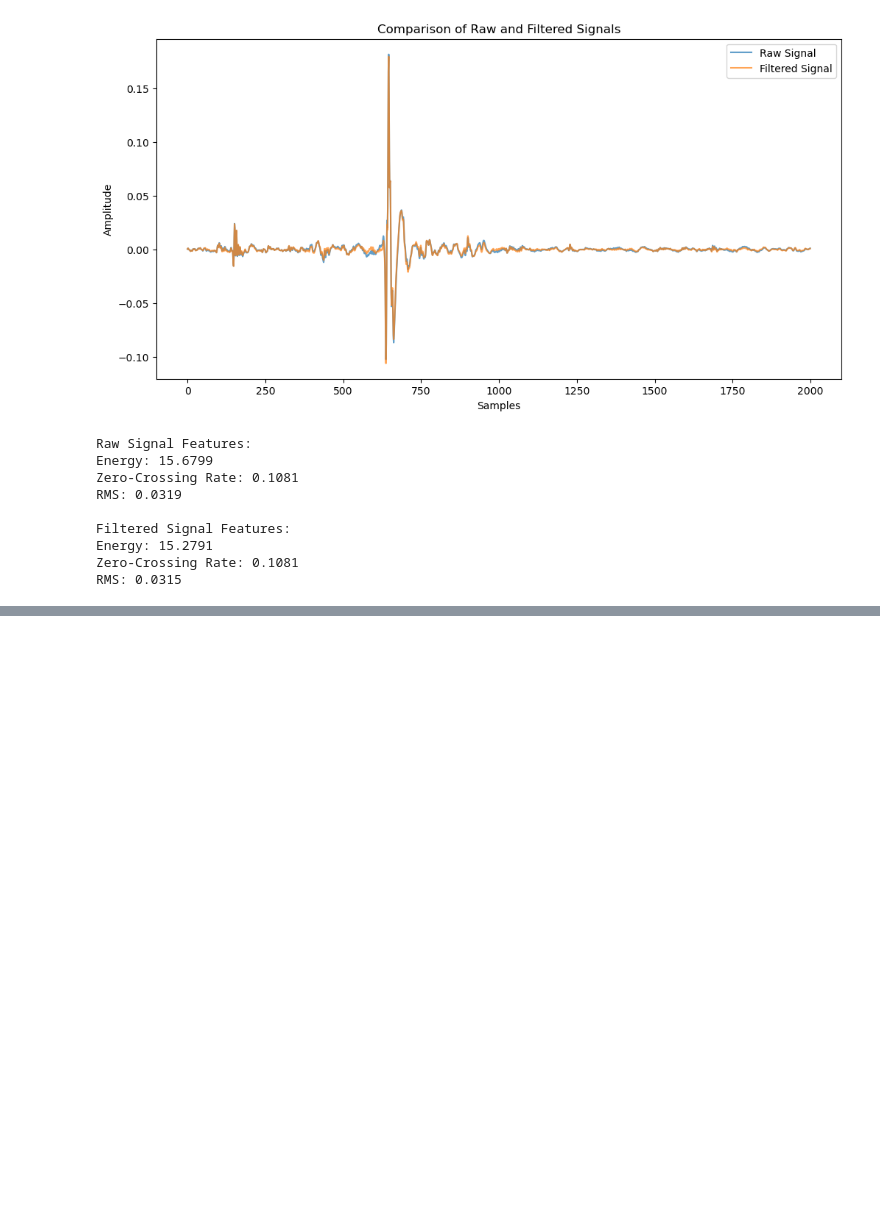
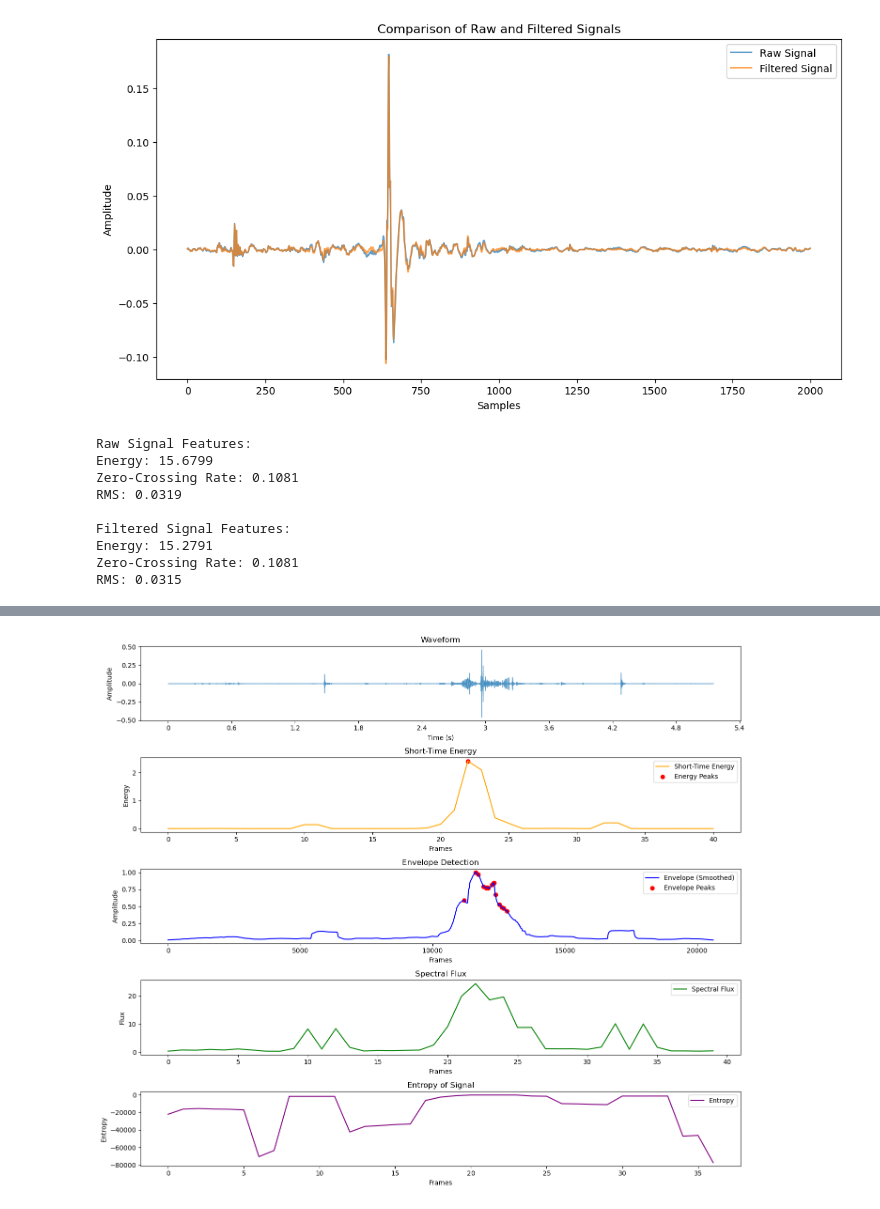
Before and after one commit to TTorres98/Swallowing-Detection, a Jupyter notebook: Audio_analysis/Biosppy_test.ipynb, the cells around one changed output, grey strips where cells are left out. Saved outputs shown, nothing was run; the diff lists cells and outputs as text; code cells hidden in the pictures; blank space fills up the shorter version.

```diff
--- a/Audio_analysis/Biosppy_test.ipynb
+++ b/Audio_analysis/Biosppy_test.ipynb
@@ -392,0 +395,97 @@ RMS: 0.0315
+# %%
+import librosa
+import librosa.display
+import numpy as np
+import matplotlib.pyplot as plt
+from scipy.signal import find_peaks
+from scipy.signal import hilbert
+
+
+# Load the audio file
+audio_path = r'C:\Users\Teresa\Desktop\MBBAS (2ºano)\Tese\Audio_samples\GC_F1-3ml.wav'
+y, sr = librosa.load(audio_path, sr=None)
+
+# 1. Short-Time Energy (STE)
+frame_length = 1024
+hop_length = 512
+energy = np.array([
+    np.sum(np.abs(y[i:i+frame_length])**2)
+    for i in range(0, len(y), hop_length)
+])
+
+# 2. Envelope Detection
+envelope = np.abs(hilbert(y))
+envelope_smoothed = librosa.util.normalize(np.convolve(envelope, np.ones(1000)/1000, mode='same'))
+
+# 3. Spectral Flux
+spectrogram = np.abs(librosa.stft(y, n_fft=2048, hop_length=hop_length))
+spectral_flux = np.sqrt(np.sum(np.diff(spectrogram, axis=1)**2, axis=0))
+
+# 4. Entropy Calculation
+def entropy(signal):
+    probability_distribution, _ = np.histogram(signal, bins=50, density=True)
+    probability_distribution = probability_distribution[probability_distribution > 0]
+    return -np.sum(probability_distribution * np.log2(probability_distribution))
+
+window_size = 2048
+entropy_values = [
+    entropy(y[i:i+window_size])
+    for i in range(0, len(y) - window_size, hop_length)
+]
+
+# 5. Find Peaks in Energy and Envelope
+energy_peaks, _ = find_peaks(energy, height=np.mean(energy) + 1.5 * np.std(energy))
+envelope_peaks, _ = find_peaks(envelope_smoothed, height=np.mean(envelope_smoothed) + 1.5 * np.std(envelope_smoothed))
+
+# Plotting Results
+plt.figure(figsize=(14, 12))
+
+# 1. Waveform
+plt.subplot(5, 1, 1)
+librosa.display.waveshow(y, sr=sr, alpha=0.6)
+plt.title("Waveform")
+plt.xlabel("Time (s)")
+plt.ylabel("Amplitude")
+
+# 2. Short-Time Energy (STE)
+plt.subplot(5, 1, 2)
+plt.plot(energy, label="Short-Time Energy", color="orange")
+plt.scatter(energy_peaks, energy[energy_peaks], color="red", label="Energy Peaks")
+plt.title("Short-Time Energy")
+plt.xlabel("Frames")
+plt.ylabel("Energy")
+plt.legend()
+
+# 3. Envelope
+plt.subplot(5, 1, 3)
+plt.plot(envelope_smoothed, label="Envelope (Smoothed)", color="blue")
+plt.scatter(envelope_peaks, envelope_smoothed[envelope_peaks], color="red", label="Envelope Peaks")
+plt.title("Envelope Detection")
+plt.xlabel("Frames")
+plt.ylabel("Amplitude")
+plt.legend()
+
+# 4. Spectral Flux
+plt.subplot(5, 1, 4)
+plt.plot(spectral_flux, label="Spectral Flux", color="green")
+plt.title("Spectral Flux")
+plt.xlabel("Frames")
+plt.ylabel("Flux")
+plt.legend()
+
+# 5. Entropy
+plt.subplot(5, 1, 5)
+plt.plot(entropy_values, label="Entropy", color="purple")
+plt.title("Entropy of Signal")
+plt.xlabel("Frames")
+plt.ylabel("Entropy")
+plt.legend()
+
+plt.tight_layout()
+plt.show()
+
+# Print Detected Peaks
+print("Detected Energy Peaks (frames):", energy_peaks)
+print("Detected Envelope Peaks (frames):", envelope_peaks)
+# %% [output]
+[figure, added]
```
Also changed, not shown: parts of 7 cells of this notebook.
